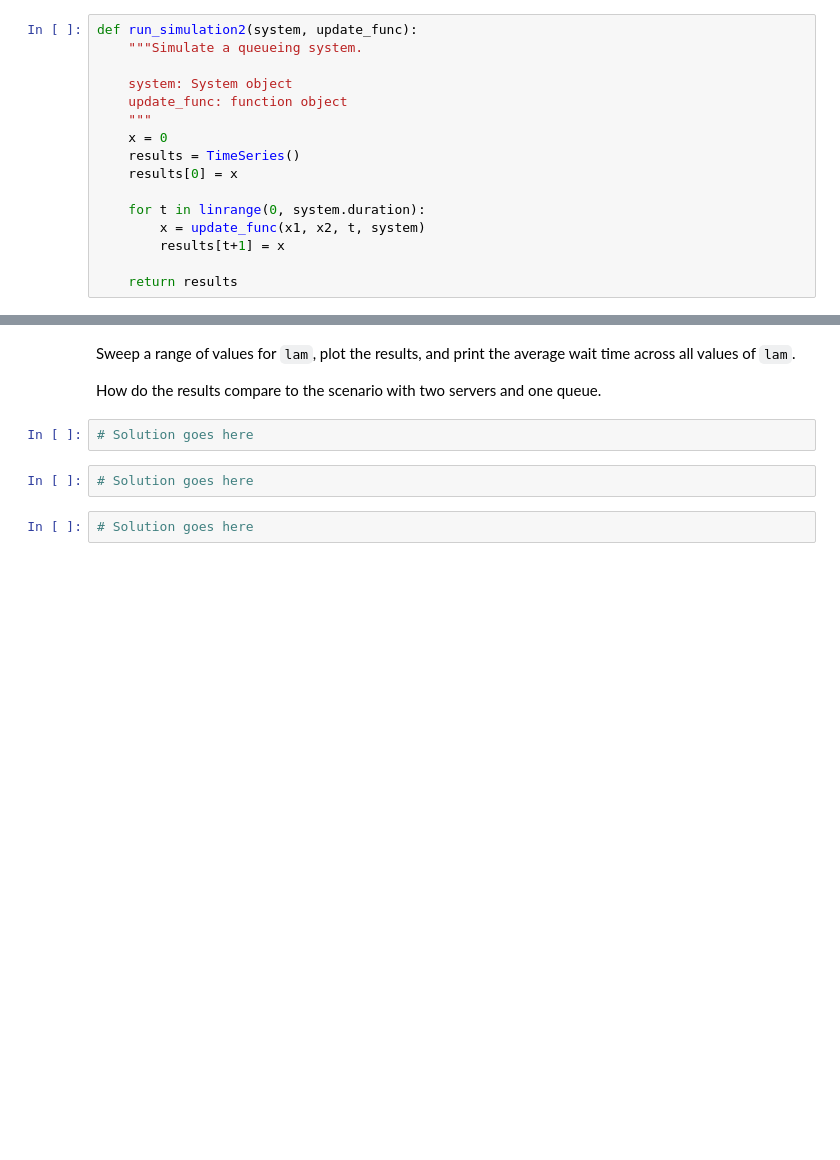
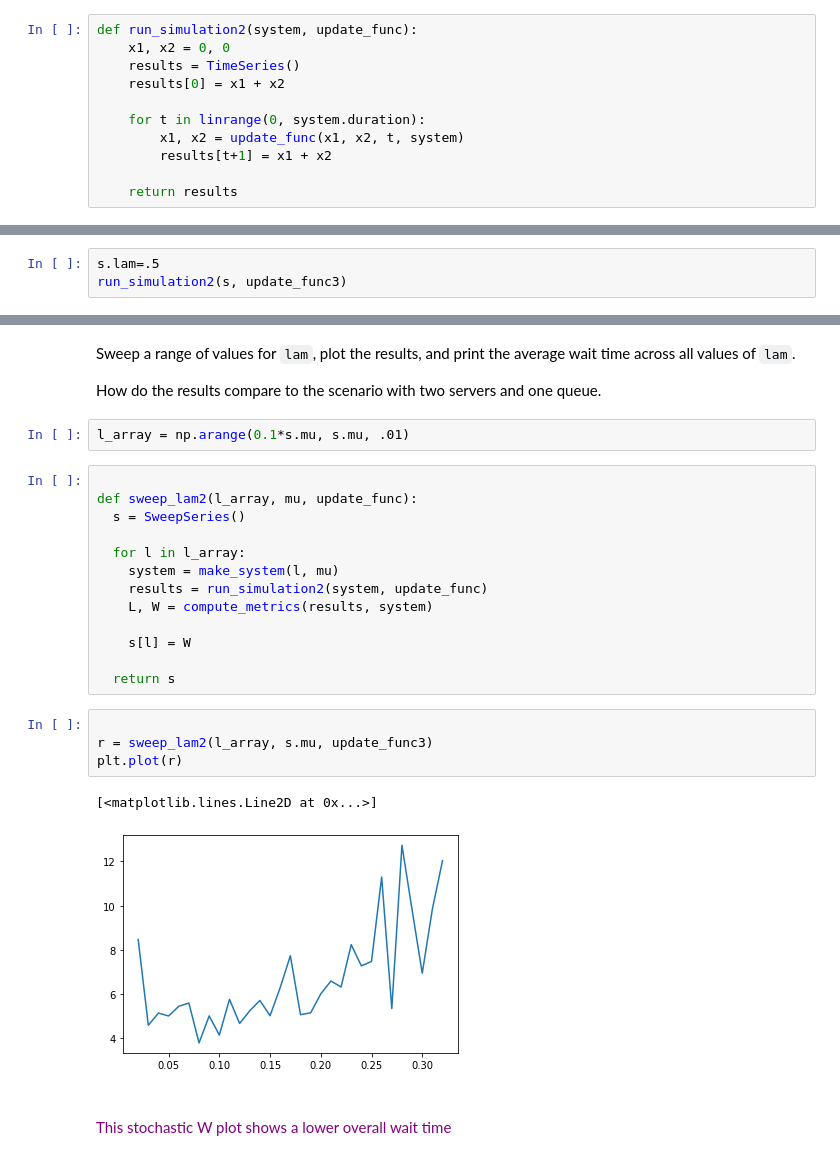
Before and after one commit to TheReallyBigApple/CunyAssignments, a Jupyter notebook: Data604/queue.ipynb, the cells around one changed output, grey strips where cells are left out. Drawn from its saved outputs; the diff is of its cells as text; blank space fills up the shorter version.

```diff
--- a/Data604/queue.ipynb
+++ b/Data604/queue.ipynb
@@ -323,18 +324,13 @@ def update_func3(x1, x2, t, s):
 Write a version of `run_simulation` that works with this update function.
 # %%
 def run_simulation2(system, update_func):
-    """Simulate a queueing system.
-
-    system: System object
-    update_func: function object
-    """
-    x = 0
+    x1, x2 = 0, 0
     results = TimeSeries()
-    results[0] = x
+    results[0] = x1 + x2
 
     for t in linrange(0, system.duration):
-        x = update_func(x1, x2, t, system)
-        results[t+1] = x
+        x1, x2 = update_func(x1, x2, t, system)
+        results[t+1] = x1 + x2
 
     return results
 # %% [markdown]
@@ -343,0 +338,3 @@ Test your functions by running a simulation with a single value of `lam`.
+# %%
+s.lam=.5
+run_simulation2(s, update_func3)
@@ -345,9 +356,27 @@ Test your functions by running a simulation with a single value of `lam`.
 Sweep a range of values for `lam`, plot the results, and print the average wait time across all values of `lam`.
 
 How do the results compare to the scenario with two servers and one queue.
-# %%
-# Solution goes here
-# %%
-# Solution goes here
-# %%
-# Solution goes here
+# %%
+l_array = np.arange(0.1*s.mu, s.mu, .01)
+# %%
+
+def sweep_lam2(l_array, mu, update_func):
+  s = SweepSeries()
+
+  for l in l_array:
+    system = make_system(l, mu)
+    results = run_simulation2(system, update_func)
+    L, W = compute_metrics(results, system)
+
+    s[l] = W
+
+  return s
+# %%
+
+r = sweep_lam2(l_array, s.mu, update_func3)
+plt.plot(r)
+# %% [output]
+[<matplotlib.lines.Line2D at 0x...>]
+[figure, added]
+# %% [markdown]
+<br><font color="purple">This stochastic W plot shows a lower overall wait time</font><br>
```
Also changed, not shown: parts of 10 cells of this notebook.
